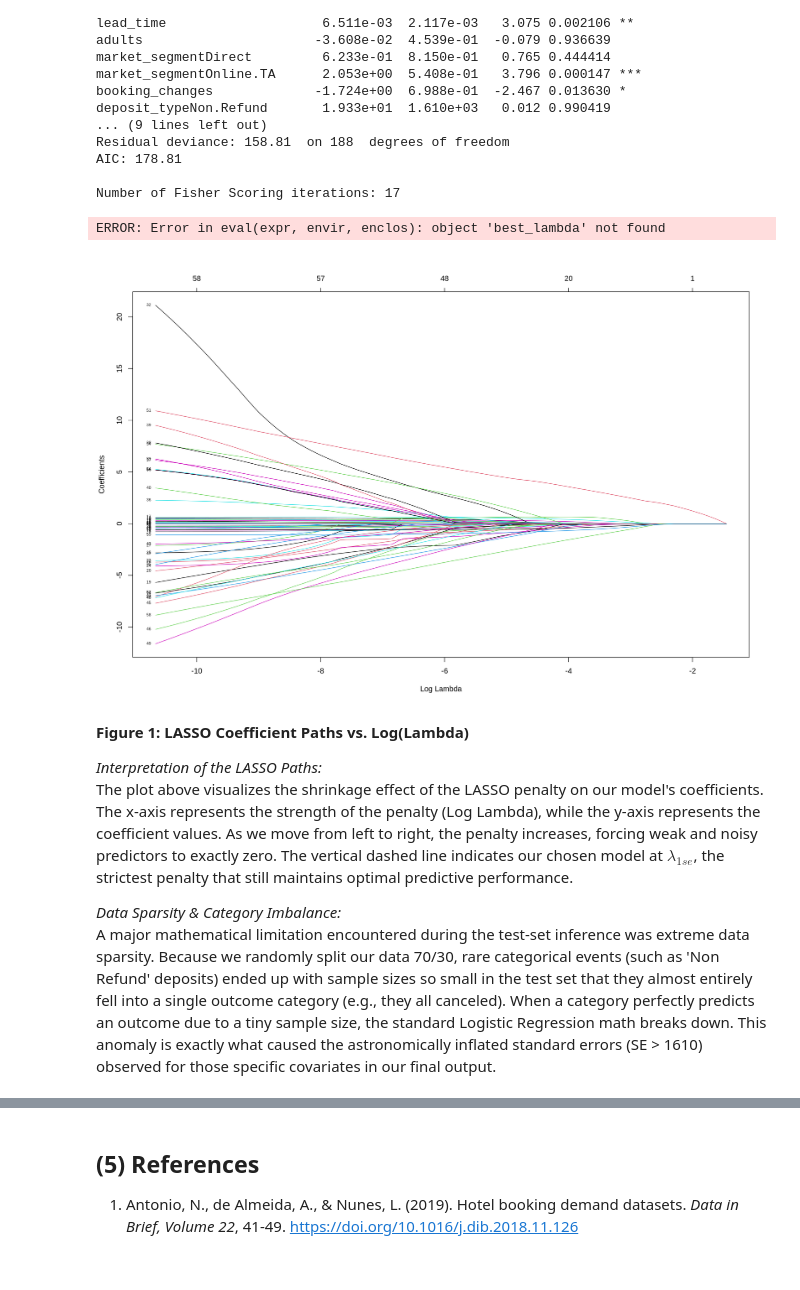
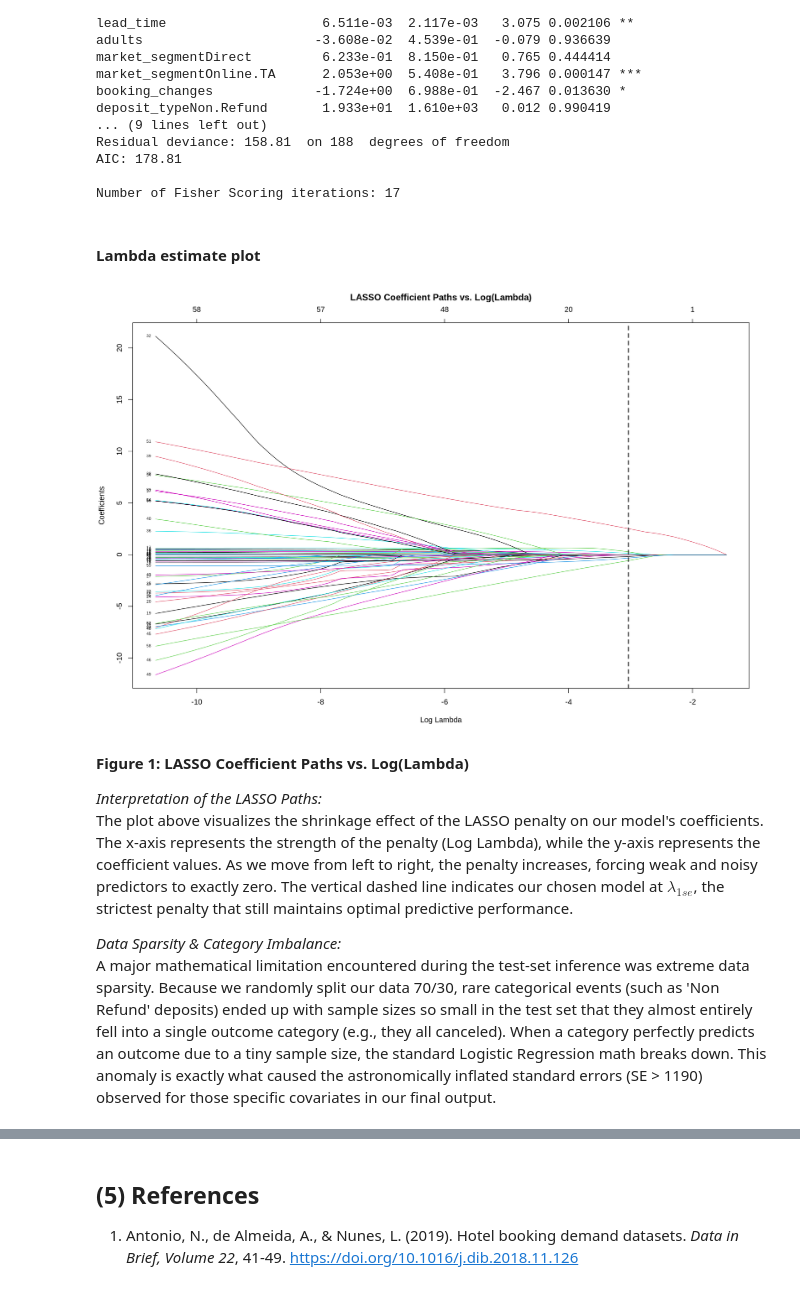
Before and after one commit to karenzli/stat301-final-project, a Jupyter notebook: final_report.ipynb, the cells around one changed output, grey strips where cells are left out. Saved outputs shown, nothing was run; the diff lists cells and outputs as text; code cells hidden in the pictures.

```diff
--- a/final_report.ipynb
+++ b/final_report.ipynb
@@ -261,19 +291,20 @@ Residual deviance: 158.81  on 188  degrees of freedom
 AIC: 178.81
 
 Number of Fisher Scoring iterations: 17
+# %% [markdown]
+#### Lambda estimate plot
 # %%
 options(repr.plot.width = 15, repr.plot.height = 10)
 
 # Coefficient values shrink as the LASSO penalty (Log Lambda) increases
 plot(lasso_fit$glmnet.fit, xvar = "lambda", label = TRUE)
 
 # Add a vertical dashed line to show '1se' penalty model
-abline(v = log(best_lambda), col = "black", lty = 2, lwd = 2)
+abline(v = log(lasso_fit$lambda.1se), col = "black", lty = 2, lwd = 2)
 
 title("LASSO Coefficient Paths vs. Log(Lambda)", line = 2.5)
 # %% [output]
-ERROR: Error in eval(expr, envir, enclos): object 'best_lambda' not found
-[figure, old version]
+[figure, new version]
 # %% [markdown]
 **Figure 1: LASSO Coefficient Paths vs. Log(Lambda)**
 
@@ -281,7 +312,7 @@ ERROR: Error in eval(expr, envir, enclos): object 'best_lambda' not found
 The plot above visualizes the shrinkage effect of the LASSO penalty on our model's coefficients. The x-axis represents the strength of the penalty (Log Lambda), while the y-axis represents the coefficient values. As we move from left to right, the penalty increases, forcing weak and noisy predictors to exactly zero. The vertical dashed line indicates our chosen model at $\lambda_{1se}$, the strictest penalty that still maintains optimal predictive performance.
 
 *Data Sparsity & Category Imbalance:*
-A major mathematical limitation encountered during the test-set inference was extreme data sparsity. Because we randomly split our data 70/30, rare categorical events (such as 'Non Refund' deposits) ended up with sample sizes so small in the test set that they almost entirely fell into a single outcome category (e.g., they all canceled). When a category perfectly predicts an outcome due to a tiny sample size, the standard Logistic Regression math breaks down. This anomaly is exactly what caused the astronomically inflated standard errors (SE > 1610) observed for those specific covariates in our final output.
+A major mathematical limitation encountered during the test-set inference was extreme data sparsity. Because we randomly split our data 70/30, rare categorical events (such as 'Non Refund' deposits) ended up with sample sizes so small in the test set that they almost entirely fell into a single outcome category (e.g., they all canceled). When a category perfectly predicts an outcome due to a tiny sample size, the standard Logistic Regression math breaks down. This anomaly is exactly what caused the astronomically inflated standard errors (SE > 1190) observed for those specific covariates in our final output.
 # %% [markdown]
 ## (4) Discussion
 
```
Also changed, not shown: parts of 10 cells of this notebook.
